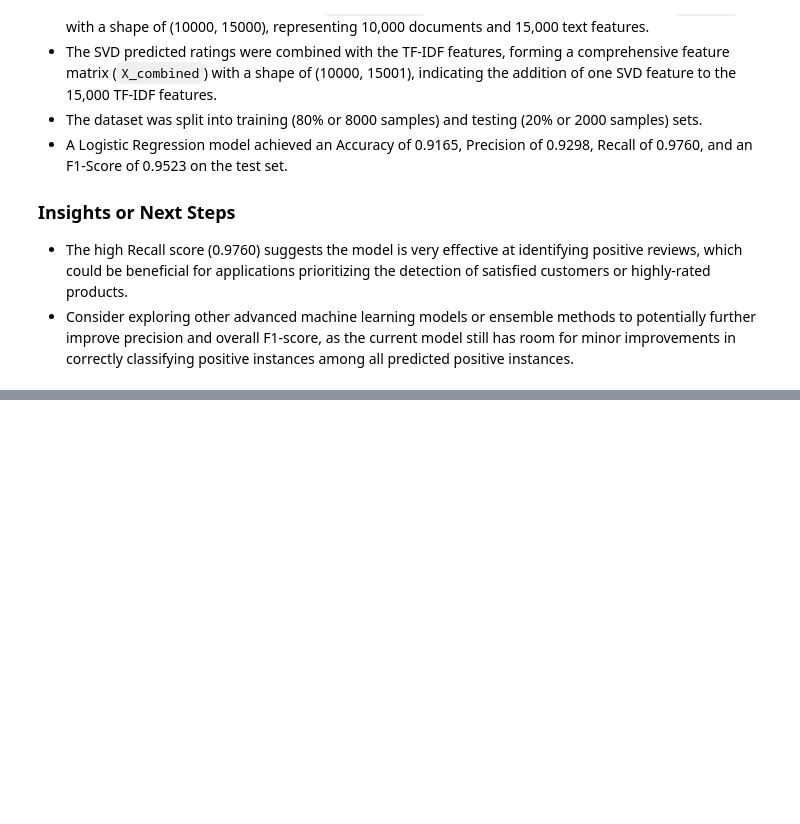
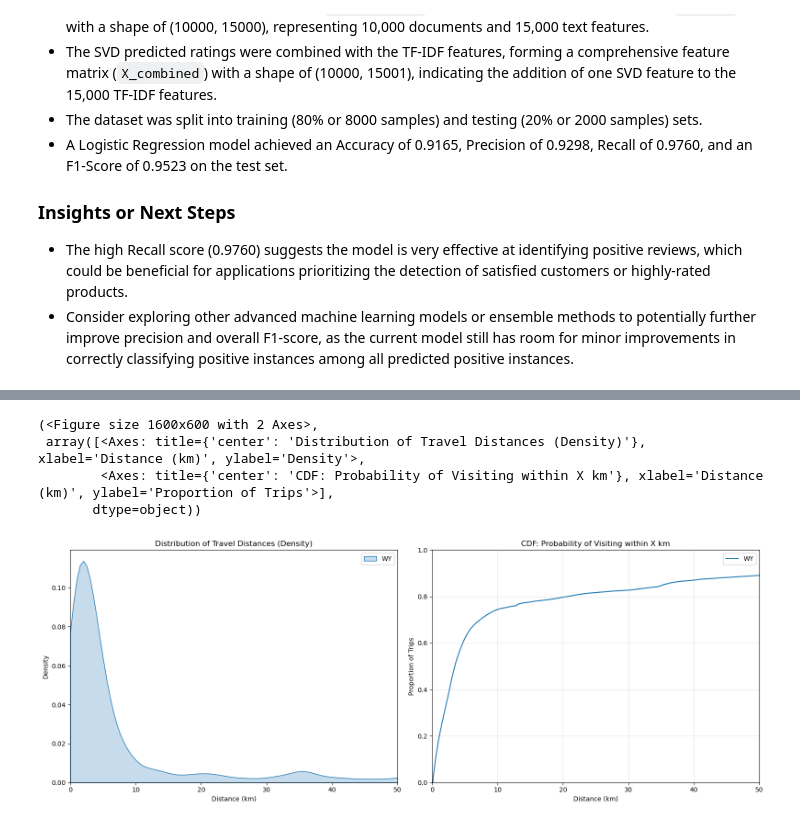
Before and after one commit to Ruprabhu25/GoogleLocalDataRatingModel, a Jupyter notebook: CSE258_Assignment2_Part1.ipynb, the cells around one changed output, grey strips where cells are left out. Cells and saved outputs as stored; diff of their text form; code cells hidden in the pictures; blank space fills up the shorter version.

```diff
--- a/CSE258_Assignment2_Part1.ipynb
+++ b/CSE258_Assignment2_Part1.ipynb
@@ -913,0 +1407,8 @@ The Logistic Regression model, trained on combined TF-IDF and SVD features, demo
+# %%
+plot_distances(df_full[df_full["State"]=="WY"], "WY")
+# %% [output]
+(<Figure size 1600x600 with 2 Axes>,
+ array([<Axes: title={'center': 'Distribution of Travel Distances (Density)'}, xlabel='Distance (km)', ylabel='Density'>,
+        <Axes: title={'center': 'CDF: Probability of Visiting within X km'}, xlabel='Distance (km)', ylabel='Proportion of Trips'>],
+       dtype=object))
+[figure, added]
```
Also changed, not shown: parts of 27 cells of this notebook, 3 other files.
